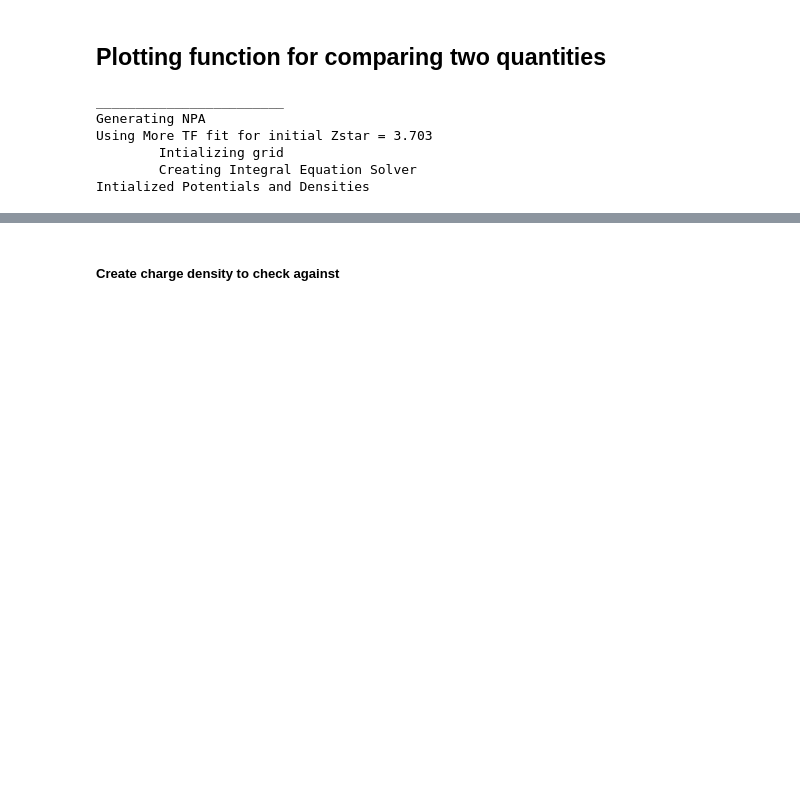
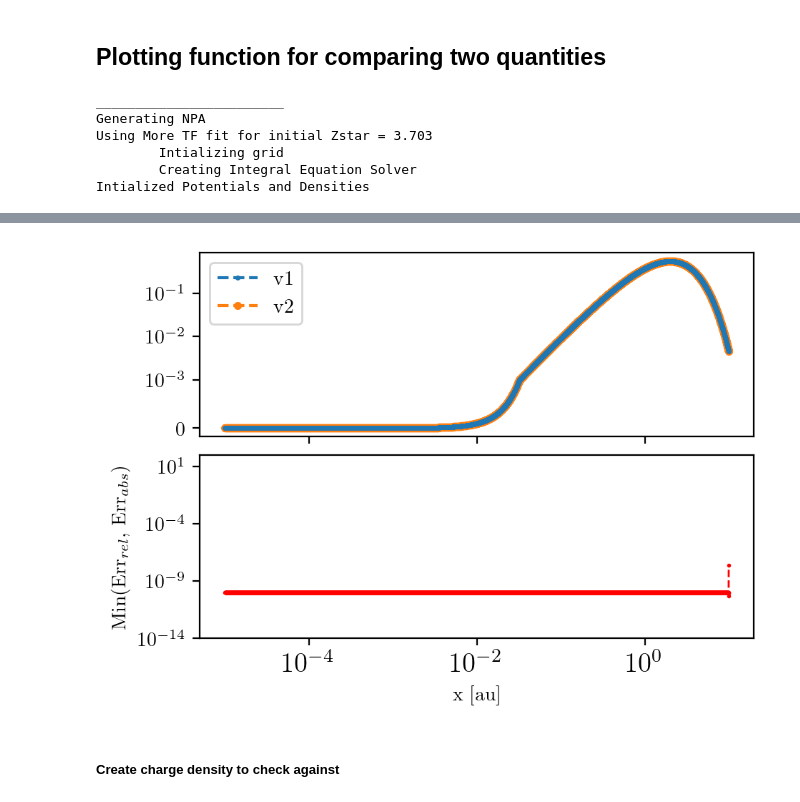
Before and after one commit to ZachAJohnson/OFAA, a Jupyter notebook: jupyter/Testing/Numerical_Diff_and_Int_Check.ipynb, the cells around one changed output, grey strips where cells are left out. Drawn from its saved outputs; the diff is of its cells as text; code cells hidden in the pictures; blank space fills up the shorter version.

```diff
--- a/jupyter/Testing/Numerical_Diff_and_Int_Check.ipynb
+++ b/jupyter/Testing/Numerical_Diff_and_Int_Check.ipynb
@@ -104,3 +124,7 @@ Intialized Potentials and Densities
+# %%
+compare_over_grid( -npa.grid.A_dfdx.dot(npa.get_φe(ρ)[0])*npa.grid.xs**2 , E_at_r(npa.grid.xs)*npa.grid.xs**2 )
+# %% [output]
+[figure, added]
 # %% [markdown]
 ##### Create charge density to check against
 # %%
```
Also changed, not shown: parts of 17 cells of this notebook, 46 other files.
